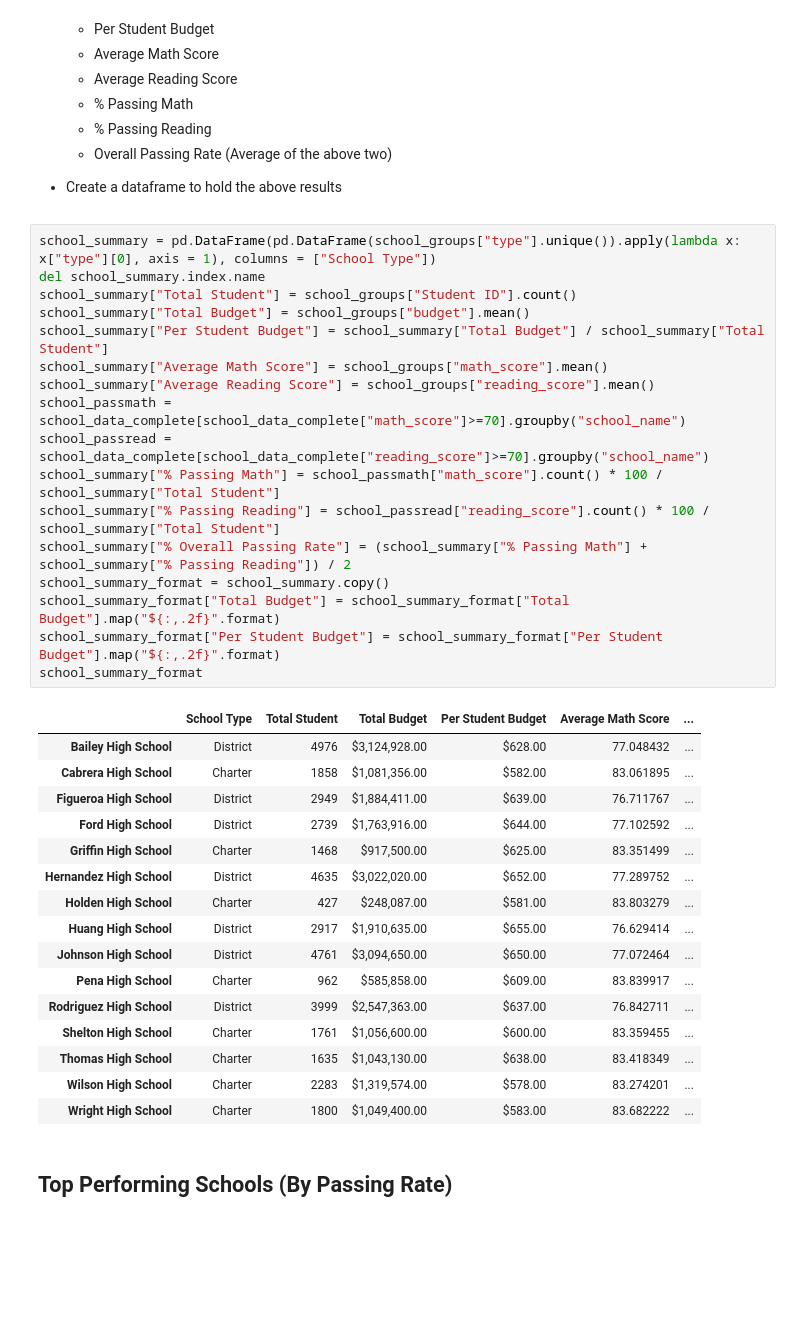
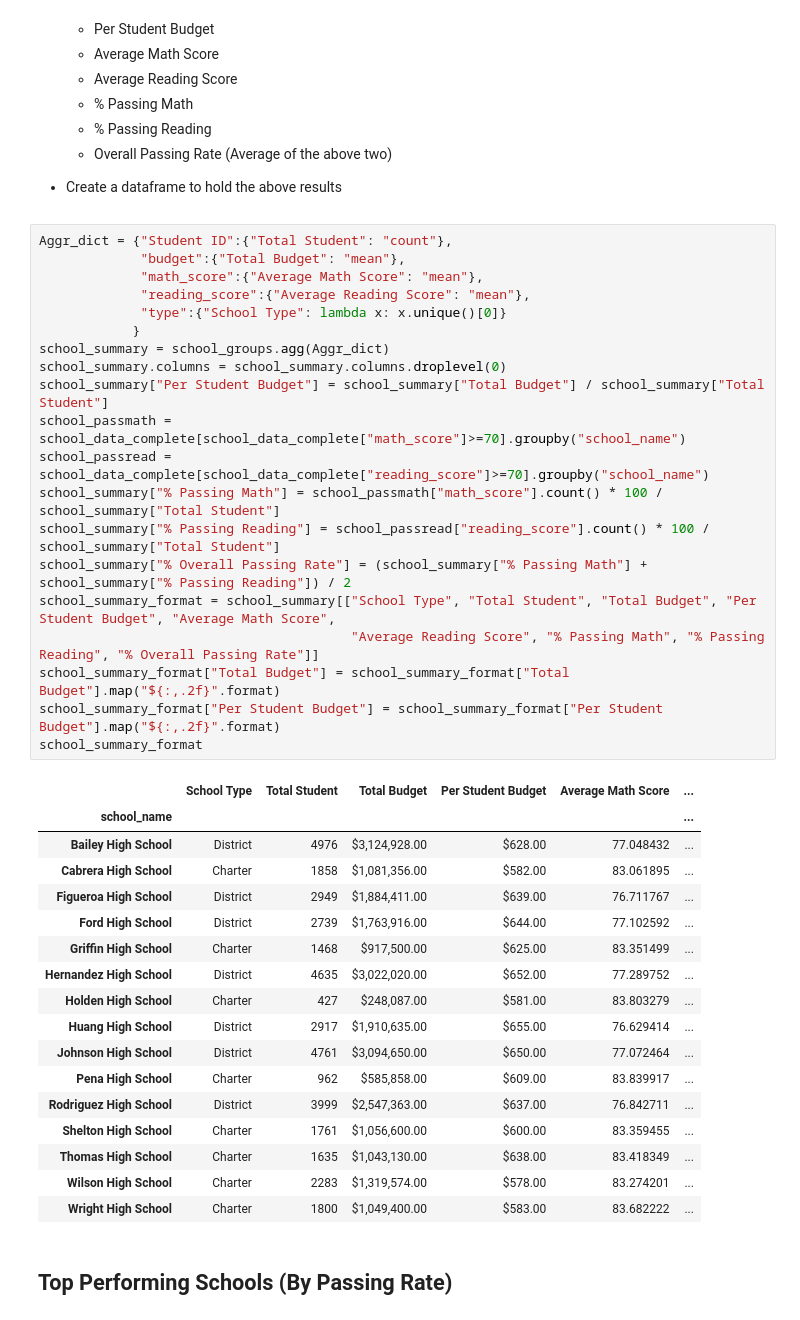
Before and after one commit to land-edi/python-challenge, a Jupyter notebook: Pandas/PyCitySchools_starter/PyCitySchools_starter.ipynb, the cells around one changed output. Cells and saved outputs as stored; diff of their text form; blank space fills up the shorter version.

```diff
--- a/Pandas/PyCitySchools_starter/PyCitySchools_starter.ipynb
+++ b/Pandas/PyCitySchools_starter/PyCitySchools_starter.ipynb
@@ -91,24 +90,28 @@ Disct_summary
 
 * Create a dataframe to hold the above results
 # %%
-school_summary = pd.DataFrame(pd.DataFrame(school_groups["type"].unique()).apply(lambda x: x["type"][0], axis = 1), columns = ["School Type"])
-del school_summary.index.name
-school_summary["Total Student"] = school_groups["Student ID"].count()
-school_summary["Total Budget"] = school_groups["budget"].mean()
+Aggr_dict = {"Student ID":{"Total Student": "count"},
+             "budget":{"Total Budget": "mean"},
+             "math_score":{"Average Math Score": "mean"},
+             "reading_score":{"Average Reading Score": "mean"},
+             "type":{"School Type": lambda x: x.unique()[0]}
+            }
+school_summary = school_groups.agg(Aggr_dict)
+school_summary.columns = school_summary.columns.droplevel(0)
 school_summary["Per Student Budget"] = school_summary["Total Budget"] / school_summary["Total Student"]
-school_summary["Average Math Score"] = school_groups["math_score"].mean()
-school_summary["Average Reading Score"] = school_groups["reading_score"].mean()
 school_passmath = school_data_complete[school_data_complete["math_score"]>=70].groupby("school_name")
 school_passread = school_data_complete[school_data_complete["reading_score"]>=70].groupby("school_name")
 school_summary["% Passing Math"] = school_passmath["math_score"].count() * 100 / school_summary["Total Student"]
 school_summary["% Passing Reading"] = school_passread["reading_score"].count() * 100 / school_summary["Total Student"]
 school_summary["% Overall Passing Rate"] = (school_summary["% Passing Math"] + school_summary["% Passing Reading"]) / 2
-school_summary_format = school_summary.copy()
+school_summary_format = school_summary[["School Type", "Total Student", "Total Budget", "Per Student Budget", "Average Math Score",
+                                        "Average Reading Score", "% Passing Math", "% Passing Reading", "% Overall Passing Rate"]]
 school_summary_format["Total Budget"] = school_summary_format["Total Budget"].map("${:,.2f}".format)
 school_summary_format["Per Student Budget"] = school_summary_format["Per Student Budget"].map("${:,.2f}".format)
 school_summary_format
 # %% [output]
 |  | School Type | Total Student | Total Budget | Per Student Budget | Average Math Score | ... |
+| school_name |  |  |  |  |  | ... |
 | Bailey High School | District | 4976 | $3,124,928.00 | $628.00 | 77.048432 | ... |
 | Cabrera High School | Charter | 1858 | $1,081,356.00 | $582.00 | 83.061895 | ... |
 | Figueroa High School | District | 2949 | $1,884,411.00 | $639.00 | 76.711767 | ... |
```
Also changed, not shown: parts of 11 cells of this notebook.
